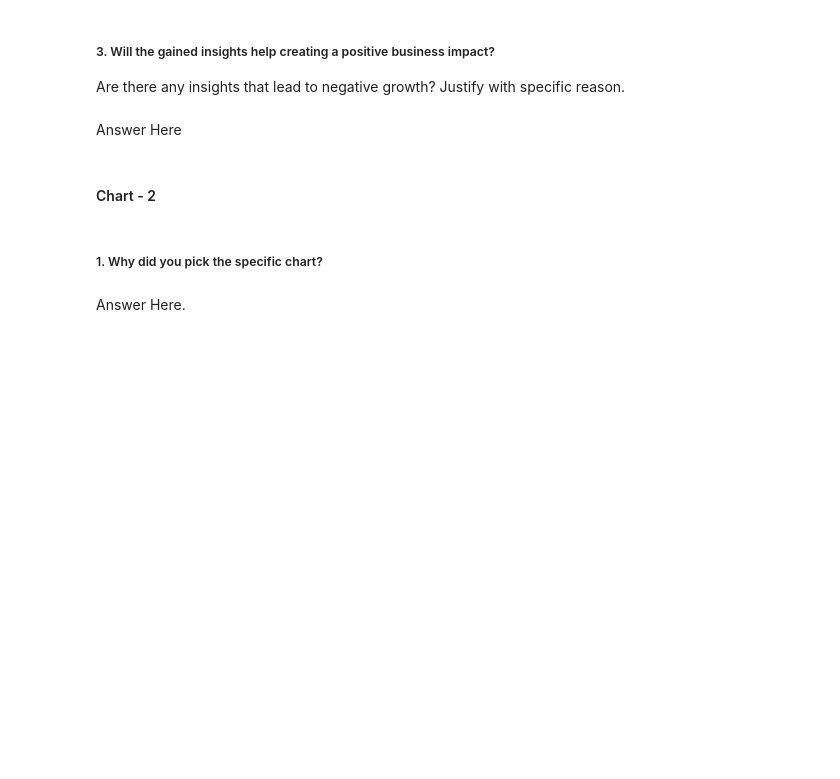
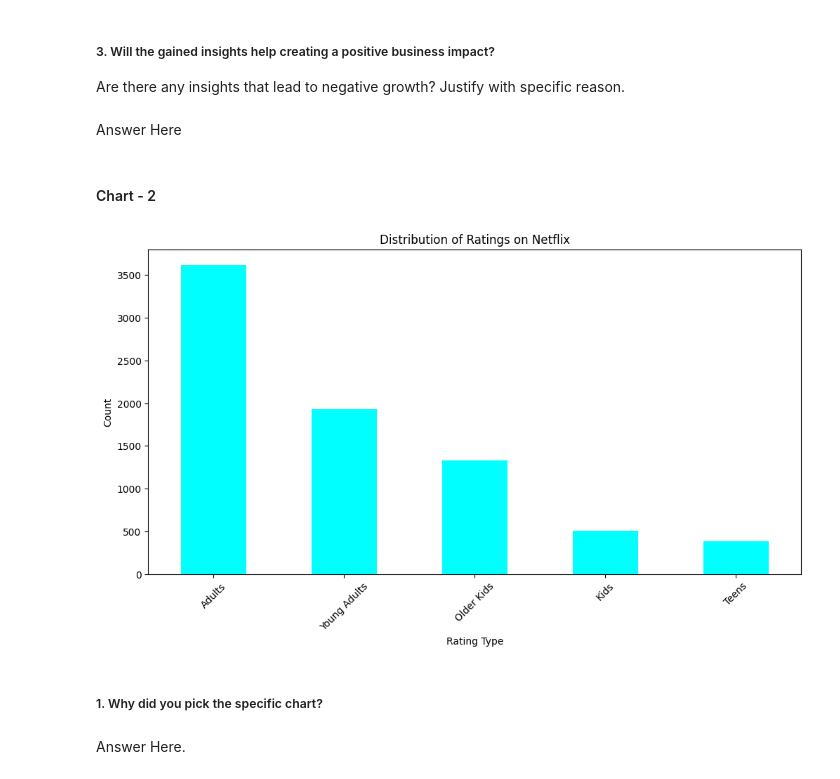
Before and after one commit to OmprakashDebata/Netflix_Content_Clustering, a Jupyter notebook: Project_Netflix.ipynb, the cells around one changed output. Saved outputs shown, nothing was run; the diff lists cells and outputs as text; code cells hidden in the pictures; blank space fills up the shorter version.

```diff
--- a/Project_Netflix.ipynb
+++ b/Project_Netflix.ipynb
@@ -552,3 +565,20 @@ Answer Here
+# %%
+## Define the categories of ratings.            6
+# Chart - 2 visualization code
+
+# Count the occurrences of each rating type
+rating_counts = netflix['rating'].value_counts().sort_values(ascending=False)
+
+# Create a bar plot for ratings in descending order
+plt.figure(figsize=(12, 6))
+rating_counts.plot(kind='bar', color='cyan')
+plt.title('Distribution of Ratings on Netflix')
+plt.xlabel('Rating Type')
+plt.ylabel('Count')
+plt.xticks(rotation=45)
+plt.show()
+# %% [output]
+[figure, added]
 # %% [markdown]
 ##### 1. Why did you pick the specific chart?
 # %% [markdown]
```
Also changed, not shown: parts of 67 cells of this notebook.
